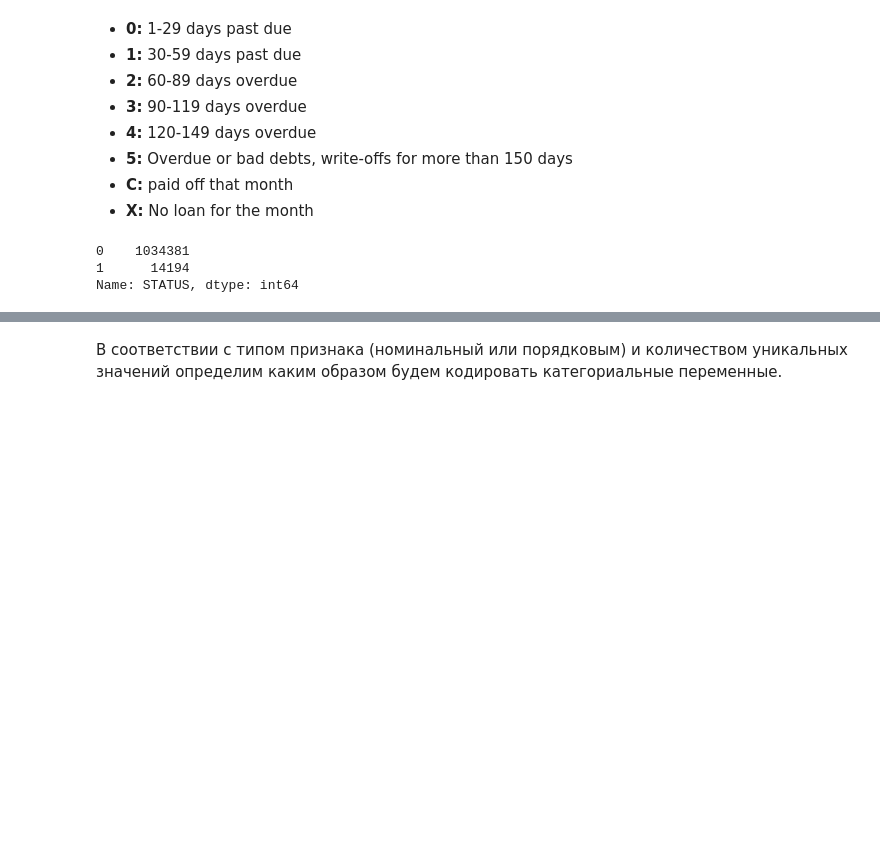
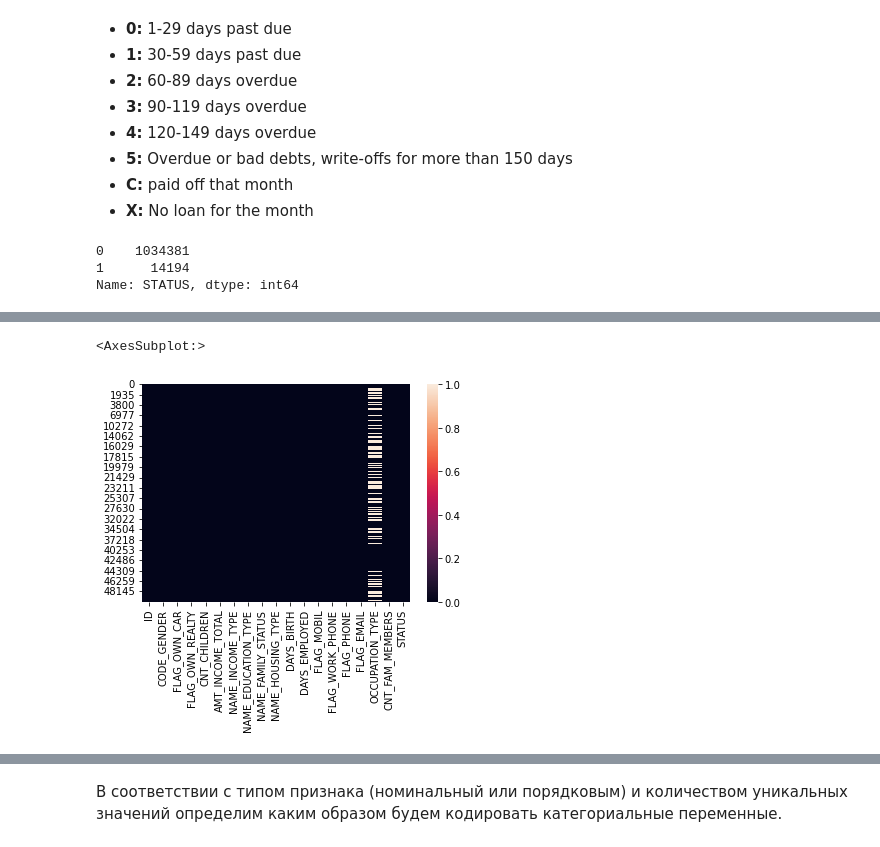
Before and after one commit to lazuraim/Credit-Scoring, a Jupyter notebook: credit_scoring.ipynb, the cells around one changed output, grey strips where cells are left out. Cells and saved outputs as stored; diff of their text form; code cells hidden in the pictures; blank space fills up the shorter version.

```diff
--- a/credit_scoring.ipynb
+++ b/credit_scoring.ipynb
@@ -51,4 +72,2 @@ cr = pd.read_csv('data/credit_record.zip', compression='zip')
 # %%
-# избавляемся от дубликатов в исходном датафрейме
-# ar.drop_duplicates('ID', keep='last', inplace=True)
-# ar.shape
+ar.drop_duplicates('ID', keep='last', inplace=True)
@@ -121,3 +114,9 @@ df.head()
 | 0 | 5008804 | M | Y | Y | 0 | 427500.0 | Working | ... |
 | 0 | 5008804 | M | Y | Y | 0 | 427500.0 | Working | ... |
 | 0 | 5008804 | M | Y | Y | 0 | 427500.0 | Working | ... |
+# %%
+# проверяем наличие пропущенных значений с помощью визуализации
+sns.heatmap(df.isnull())
+# %% [output]
+<AxesSubplot:>
+[figure, added]
```
Also changed, not shown: parts of 75 cells of this notebook.
